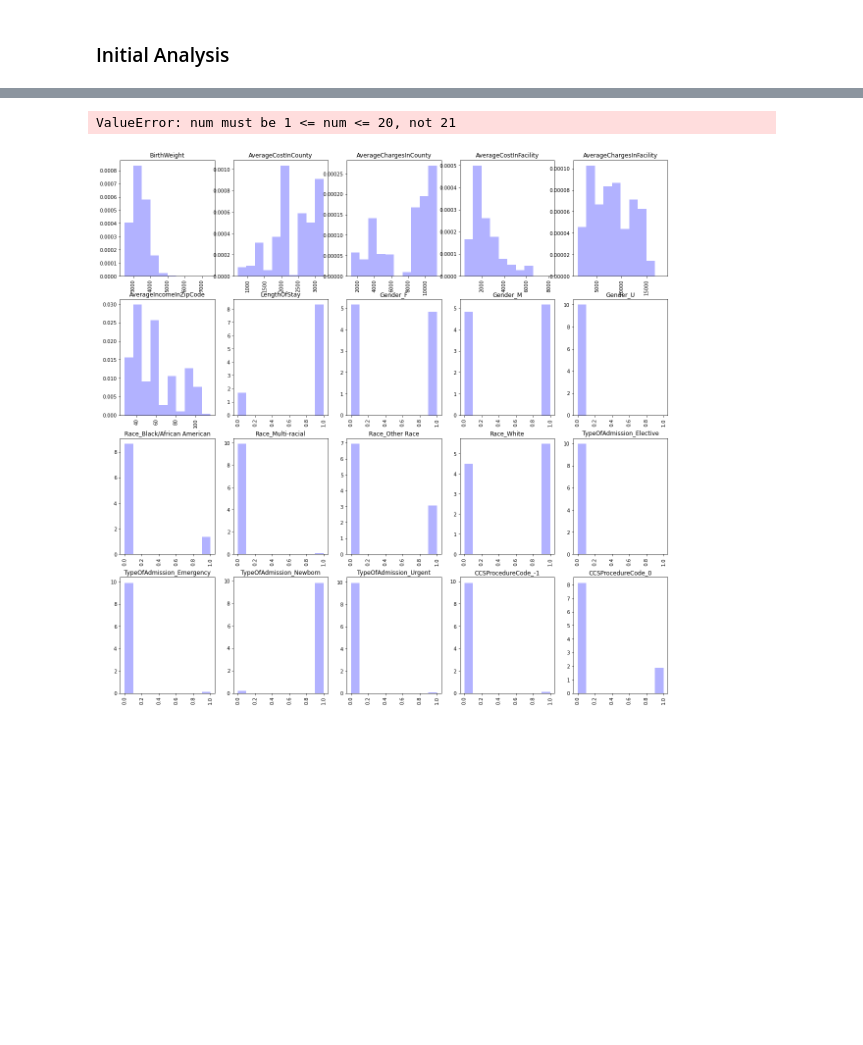
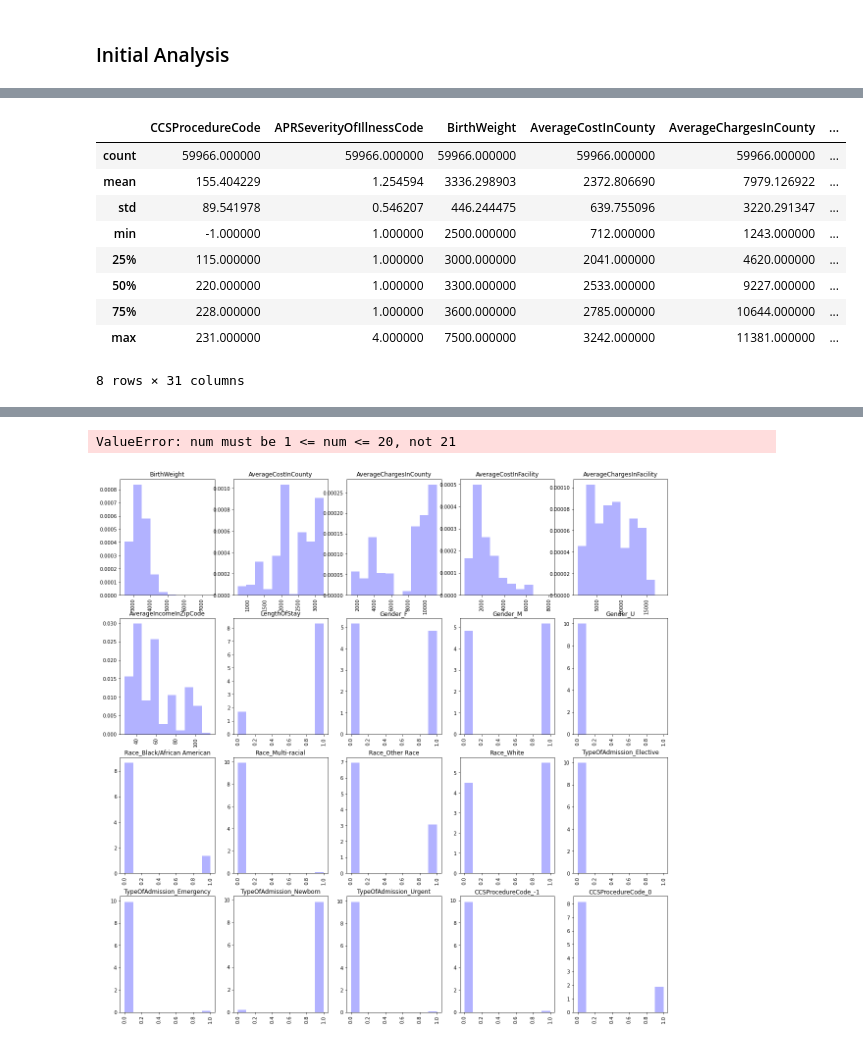
Before and after one commit to s3716853/ML-Assignment-01, a Jupyter notebook: Assignment1/ml-assignment-01.ipynb, the cells around one changed output, grey strips where cells are left out. Cells and saved outputs as stored; diff of their text form; code cells hidden in the pictures; blank space fills up the shorter version.

```diff
--- a/Assignment1/ml-assignment-01.ipynb
+++ b/Assignment1/ml-assignment-01.ipynb
@@ -129,3 +187,16 @@ memory usage: 4.7 MB
+# %%
+train_data.describe()
+# %% [output]
+|  | CCSProcedureCode | APRSeverityOfIllnessCode | BirthWeight | AverageCostInCounty | AverageChargesInCounty | ... |
+| count | 59966.000000 | 59966.000000 | 59966.000000 | 59966.000000 | 59966.000000 | ... |
+| mean | 155.404229 | 1.254594 | 3336.298903 | 2372.806690 | 7979.126922 | ... |
+| std | 89.541978 | 0.546207 | 446.244475 | 639.755096 | 3220.291347 | ... |
+| min | -1.000000 | 1.000000 | 2500.000000 | 712.000000 | 1243.000000 | ... |
+| 25% | 115.000000 | 1.000000 | 3000.000000 | 2041.000000 | 4620.000000 | ... |
+| 50% | 220.000000 | 1.000000 | 3300.000000 | 2533.000000 | 9227.000000 | ... |
+| 75% | 228.000000 | 1.000000 | 3600.000000 | 2785.000000 | 10644.000000 | ... |
+| max | 231.000000 | 4.000000 | 7500.000000 | 3242.000000 | 11381.000000 | ... |
+8 rows × 31 columns
 # %%
 train_data.describe()
 # %% [output]
```
Also changed, not shown: parts of 32 cells of this notebook.
